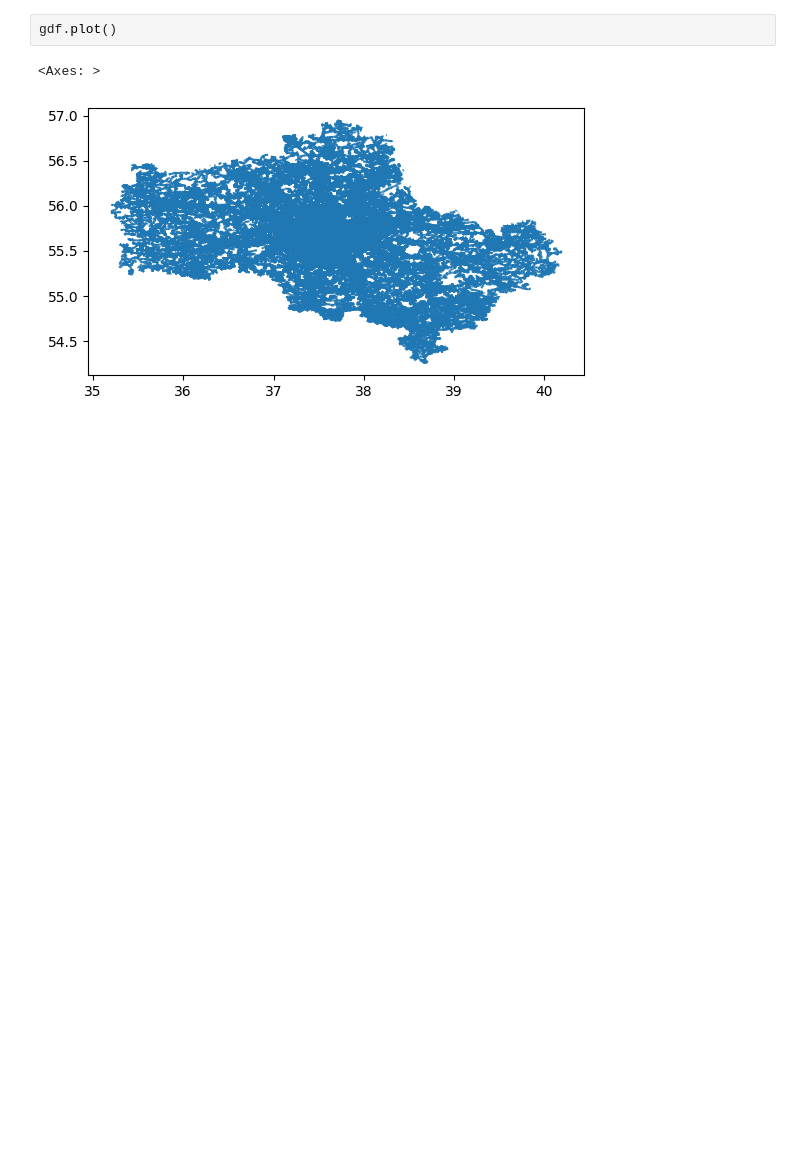
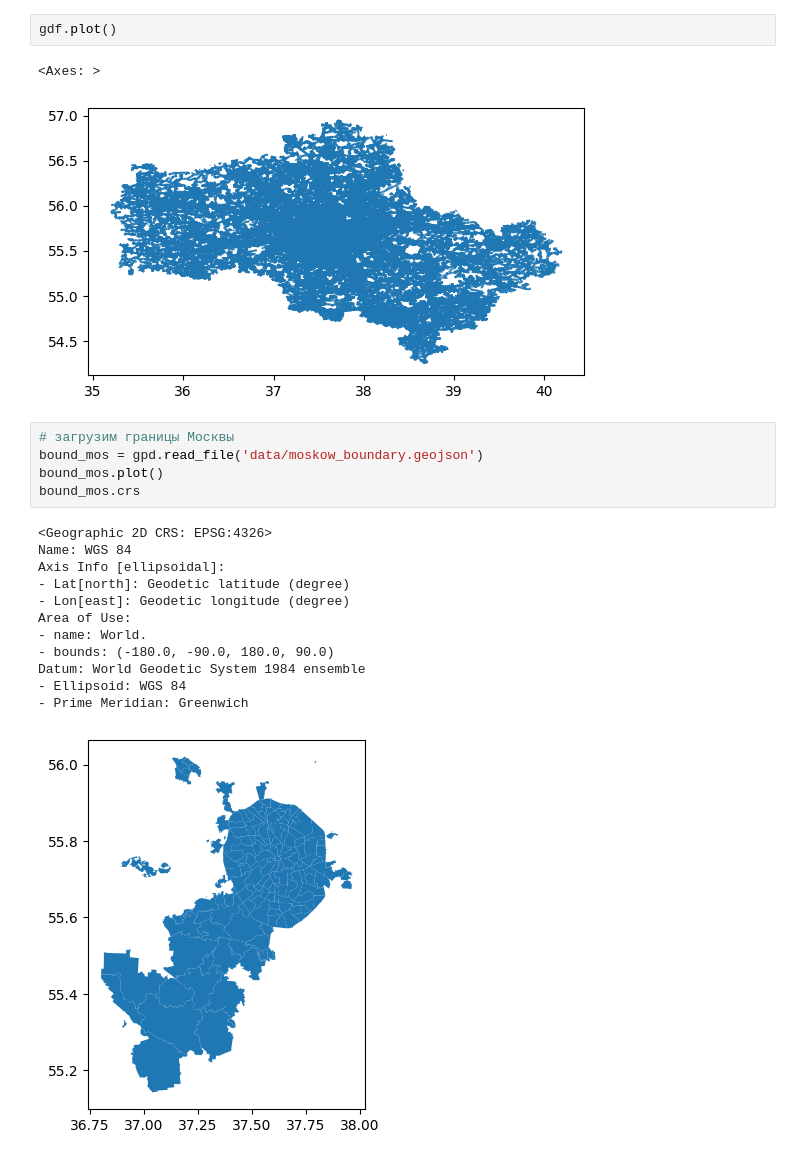
Before and after one commit to kuujanis/2safe, a Jupyter notebook: analyz/analyz_pedestrian.ipynb, the cells around one changed output. Saved outputs shown, nothing was run; the diff lists cells and outputs as text; blank space fills up the shorter version.

```diff
--- a/analyz/analyz_pedestrian.ipynb
+++ b/analyz/analyz_pedestrian.ipynb
@@ -38,3 +32,21 @@ gdf.plot()
 # %% [output]
 <Axes: >
 [figure]
+# %%
+# загрузим границы Москвы
+bound_mos = gpd.read_file('data/moskow_boundary.geojson')
+bound_mos.plot()
+bound_mos.crs
+# %% [output]
+<Geographic 2D CRS: EPSG:4326>
+Name: WGS 84
+Axis Info [ellipsoidal]:
+- Lat[north]: Geodetic latitude (degree)
+- Lon[east]: Geodetic longitude (degree)
+Area of Use:
+- name: World.
+- bounds: (-180.0, -90.0, 180.0, 90.0)
+Datum: World Geodetic System 1984 ensemble
+- Ellipsoid: WGS 84
+- Prime Meridian: Greenwich
+[figure, added]
```
Also changed, not shown: parts of 20 cells of this notebook, 8 other files.
